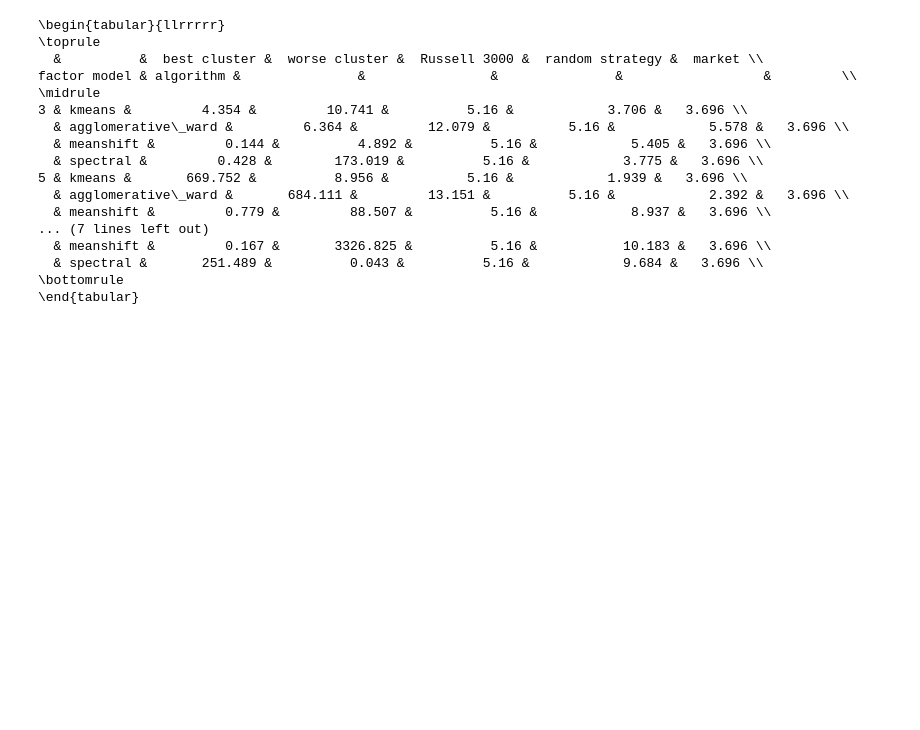
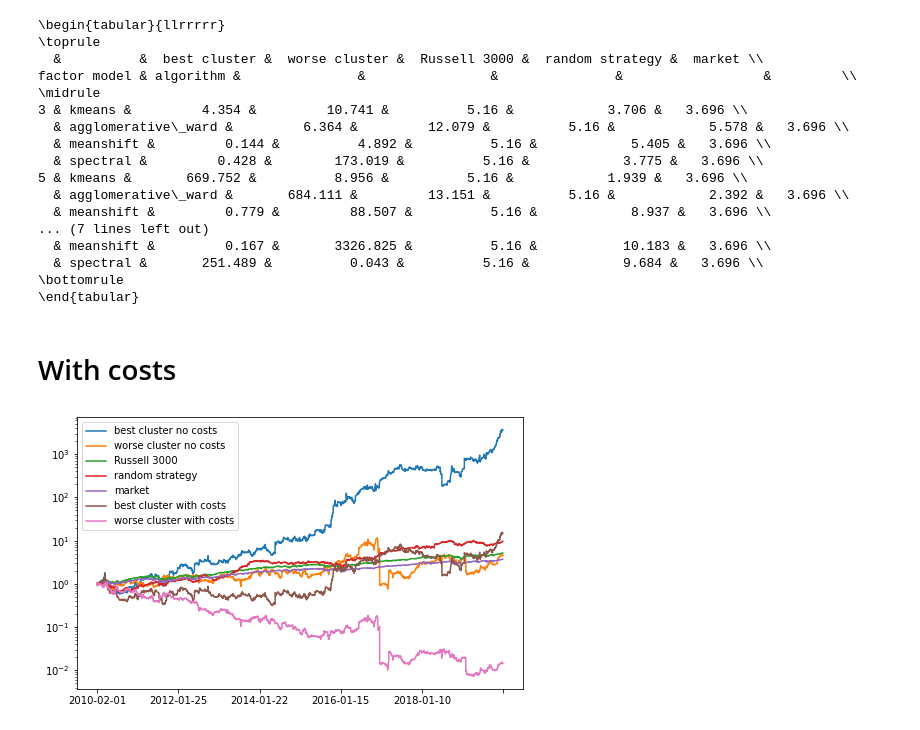
Before and after one commit to wvmrtn/fbd-project, a Jupyter notebook: results.ipynb, the cells around one changed output. Drawn from its saved outputs; the diff is of its cells as text; code cells hidden in the pictures; blank space fills up the shorter version.

```diff
--- a/results.ipynb
+++ b/results.ipynb
@@ -209,3 +224,26 @@ factor model & algorithm &               &                &               &
   & spectral &       251.489 &          0.043 &          5.16 &            9.684 &   3.696 \\
 \bottomrule
 \end{tabular}
+# %% [markdown]
+# With costs
+# %%
+res_2 = pd.read_csv(f'data/strategy/{5}_factor/spectral_{2}.gz',
+                          compression='gzip', index_col=0)
+res_0 = pd.read_csv(f'data/strategy/{5}_factor/spectral_{0}.gz',
+                          compression='gzip', index_col=0)
+
+res_0.rename(columns={'best cluster': 'best cluster no costs',
+                     'worse cluster': 'worse cluster no costs'}, inplace=True)
+
+res_2.rename(columns={'best cluster': 'best cluster with costs',
+                     'worse cluster': 'worse cluster with costs'}, inplace=True)
+# %%
+with_costs = pd.concat([res_0, res_2[['best cluster with costs', 'worse cluster with costs']]], axis=1)
+with_costs += 1
+with_costs = with_costs.cumprod()
+# %%
+fig, ax = plt.subplots(figsize=(8, 5))
+with_costs.plot(ax=ax)
+ax.set_yscale('log')
+# %% [output]
+[figure, added]
```
Also changed, not shown: parts of 4 cells of this notebook, 1 other file.
